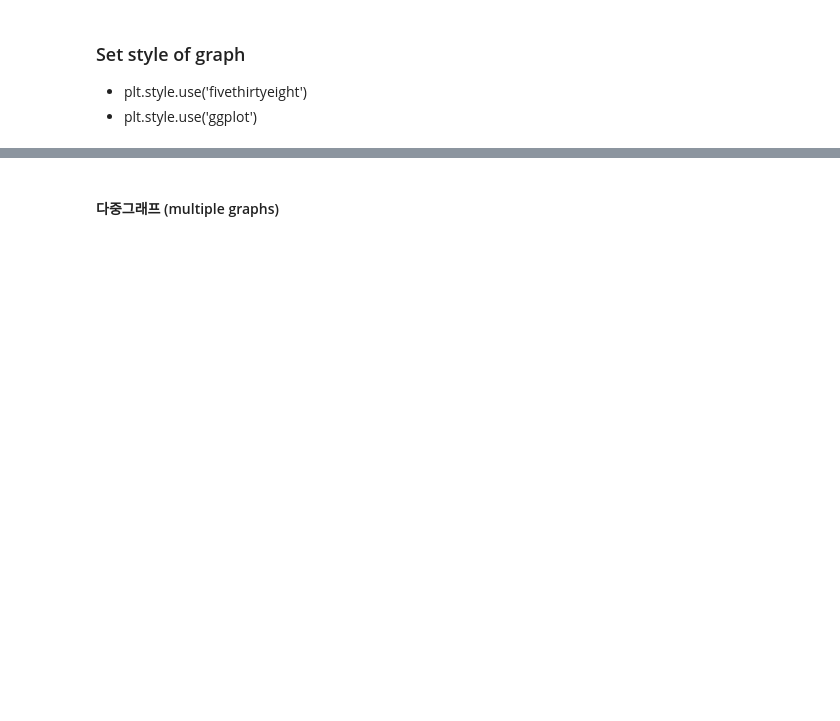
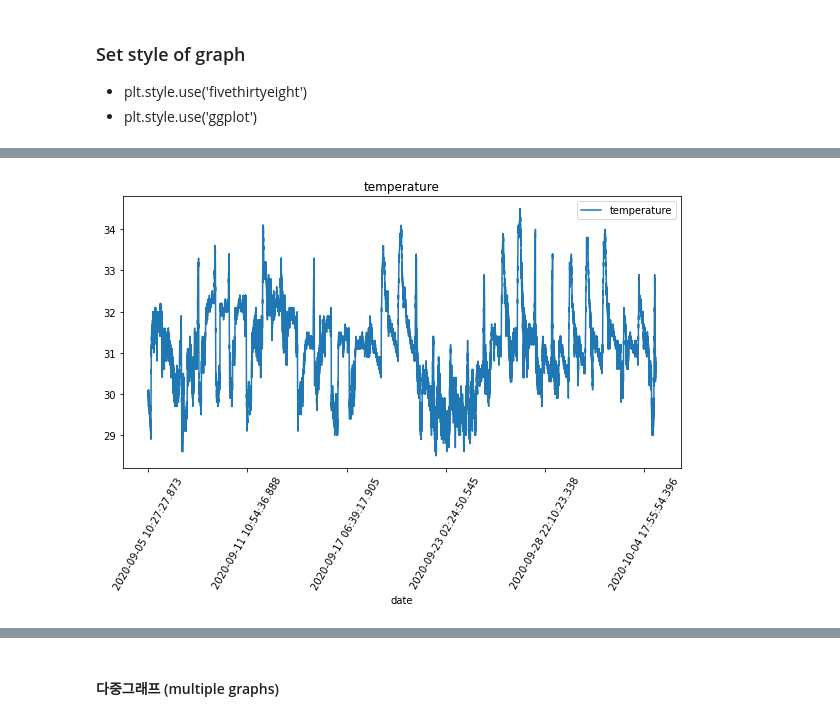
Before and after one commit to anstjsdud/pdm07, a Jupyter notebook: py-pandas/pandas_6_iot_nano33.ipynb, the cells around one changed output, grey strips where cells are left out. Cells and saved outputs as stored; diff of their text form; code cells hidden in the pictures; blank space fills up the shorter version.

```diff
--- a/py-pandas/pandas_6_iot_nano33.ipynb
+++ b/py-pandas/pandas_6_iot_nano33.ipynb
@@ -272,6 +300,9 @@ plt.style.available
 # %%
 iot_data.plot(x='date', y='temperature', figsize=(10,5), title='temperature')
+plt.xticks(rotation=60)
 plt.style.use('seaborn-pastel') # 'seaborn-pastel', 'fivethirtyeight'
 plt.show()
+# %% [output]
+[figure, added]
 # %%
 iot_data.plot(x='date', y='temperature', figsize=(10,5), title='temperature')
```
Also changed, not shown: parts of 51 cells of this notebook.
